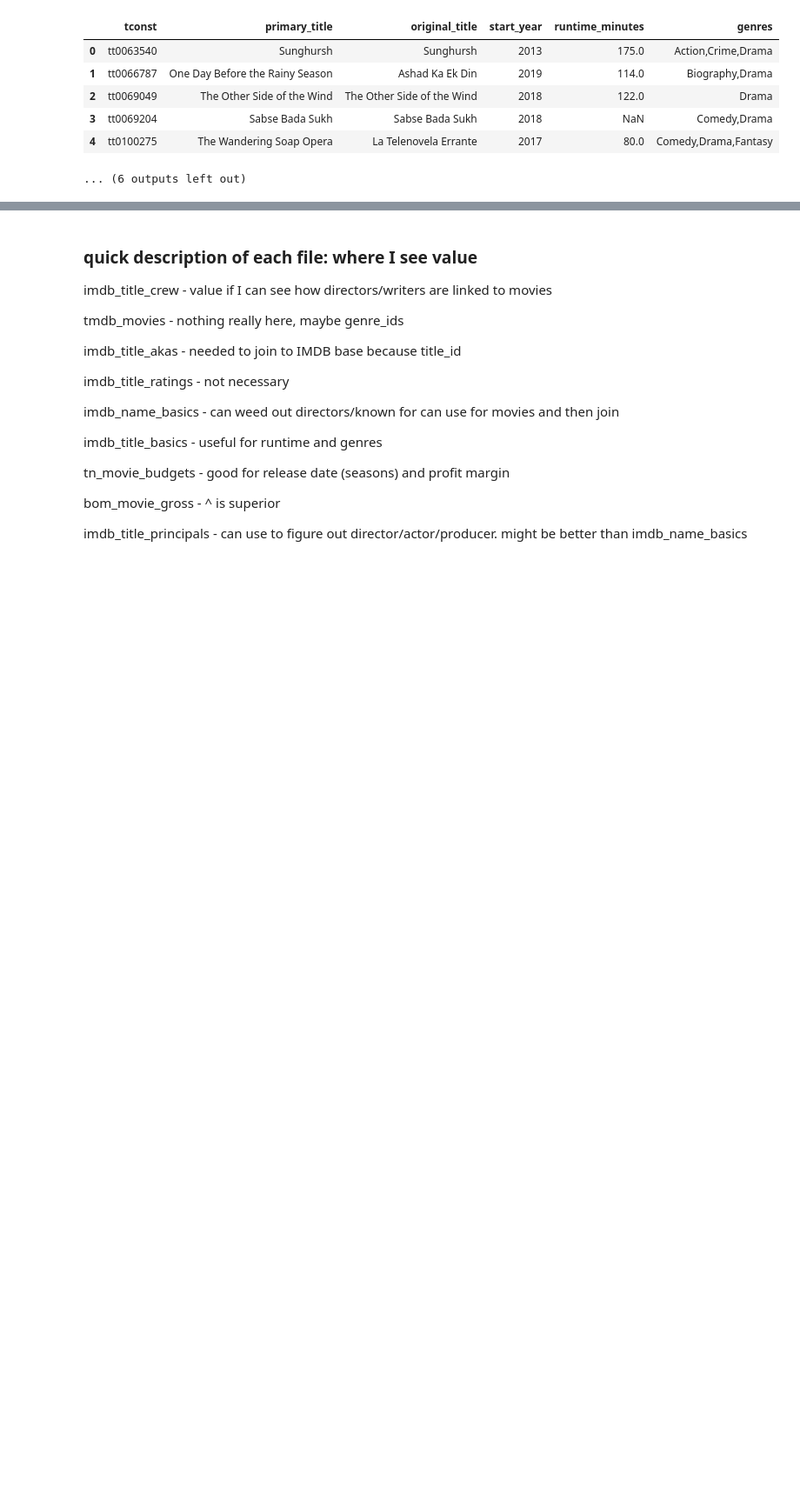
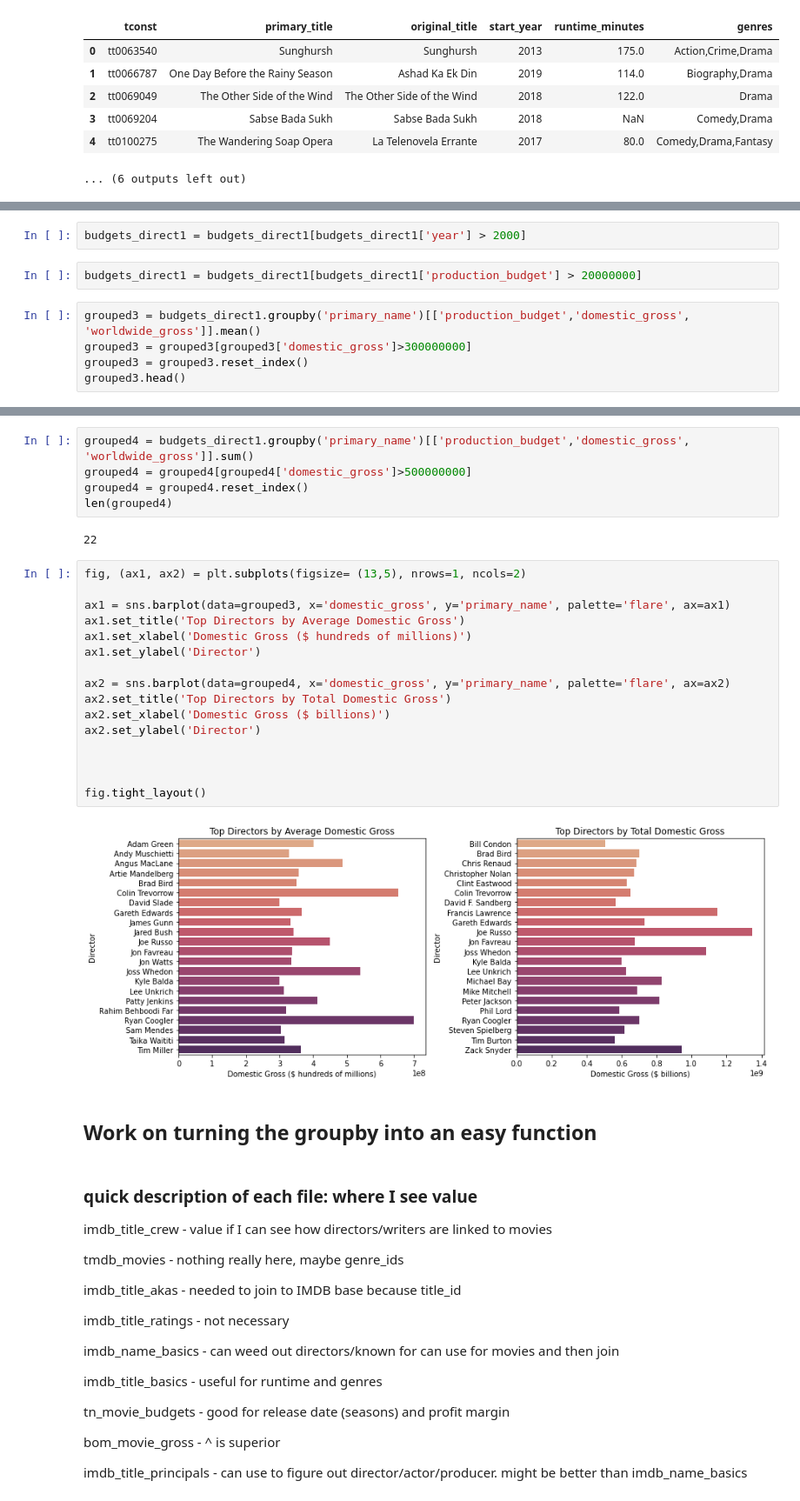
Before and after one commit to kuninethan95/dsc-phase-1-project, a Jupyter notebook: student.ipynb, the cells around one changed output, grey strips where cells are left out. Shown at 87% size. Drawn from its saved outputs; the diff is of its cells as text; blank space fills up the shorter version.

Commit message:
added directors, next need to make into function. look at overall trend for base case w dt

```diff
--- a/student.ipynb
+++ b/student.ipynb
@@ -111,0 +193,9 @@ Preview of imdb_title_basics
+# %%
+budgets_direct1 = budgets_direct1[budgets_direct1['year'] > 2000]
+# %%
+budgets_direct1 = budgets_direct1[budgets_direct1['production_budget'] > 20000000]
+# %%
+grouped3 = budgets_direct1.groupby('primary_name')[['production_budget','domestic_gross', 'worldwide_gross']].mean()
+grouped3 = grouped3[grouped3['domestic_gross']>300000000]
+grouped3 = grouped3.reset_index()
+grouped3.head()
@@ -112,3 +209,30 @@ Preview of imdb_title_basics
+# %%
+grouped4 = budgets_direct1.groupby('primary_name')[['production_budget','domestic_gross', 'worldwide_gross']].sum()
+grouped4 = grouped4[grouped4['domestic_gross']>500000000]
+grouped4 = grouped4.reset_index()
+len(grouped4)
+# %% [output]
+22
+# %%
+fig, (ax1, ax2) = plt.subplots(figsize= (13,5), nrows=1, ncols=2)
+
+ax1 = sns.barplot(data=grouped3, x='domestic_gross', y='primary_name', palette='flare', ax=ax1)
+ax1.set_title('Top Directors by Average Domestic Gross')
+ax1.set_xlabel('Domestic Gross ($ hundreds of millions)')
+ax1.set_ylabel('Director')
+
+ax2 = sns.barplot(data=grouped4, x='domestic_gross', y='primary_name', palette='flare', ax=ax2)
+ax2.set_title('Top Directors by Total Domestic Gross')
+ax2.set_xlabel('Domestic Gross ($ billions)')
+ax2.set_ylabel('Director')
+
+
+
+fig.tight_layout()
+# %% [output]
+[figure, added]
+# %% [markdown]
+## Work on turning the groupby into an easy function
 # %% [markdown]
 ### quick description of each file: where I see value
 
```
Also changed, not shown: parts of 22 cells of this notebook.
